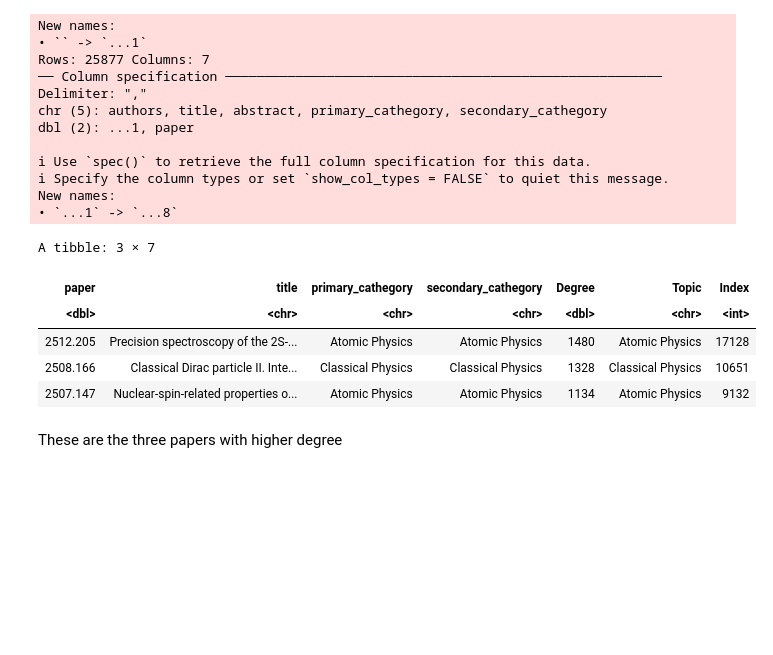
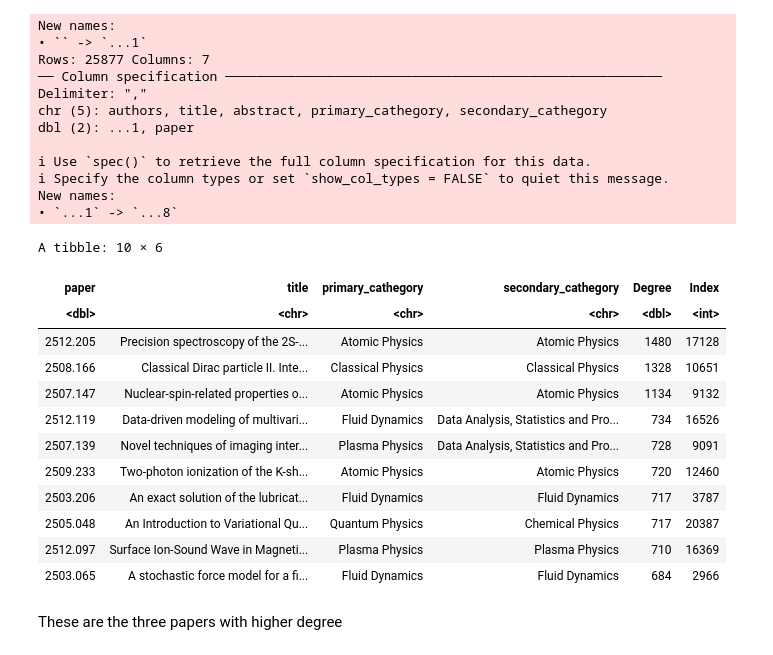
Before and after one commit to riccardo03-maker/Abstract_network, a Jupyter notebook: plots.ipynb, the cells around one changed output. Cells and saved outputs as stored; diff of their text form; code cells hidden in the pictures; blank space fills up the shorter version.

Commit message:
Extended node removal to ten higher degree nodes

```diff
--- a/plots.ipynb
+++ b/plots.ipynb
@@ -139,17 +129,24 @@ New names:
 • `...1` -> `...8`
 # %%
 all_data %>%
-    select(c("paper", "title", "primary_cathegory", "secondary_cathegory", "Degree", "Topic")) %>%
+    select(c("paper", "title", "primary_cathegory", "secondary_cathegory", "Degree")) %>%
     mutate("Index" = c(0:(nrow(all_data) - 1))) %>%
     arrange(desc(Degree)) %>%
-    top_n(3, Degree)
+    top_n(10, Degree)
 # %% [output]
-A tibble: 3 × 7
+A tibble: 10 × 6
-| paper | title | primary_cathegory | secondary_cathegory | Degree | Topic | Index |
-| <dbl> | <chr> | <chr> | <chr> | <dbl> | <chr> | <int> |
-| 2512.205 | Precision spectroscopy of the 2S-... | Atomic Physics | Atomic Physics | 1480 | Atomic Physics | 17128 |
-| 2508.166 | Classical Dirac particle II. Inte... | Classical Physics | Classical Physics | 1328 | Classical Physics | 10651 |
-| 2507.147 | Nuclear-spin-related properties o... | Atomic Physics | Atomic Physics | 1134 | Atomic Physics | 9132 |
+| paper | title | primary_cathegory | secondary_cathegory | Degree | Index |
+| <dbl> | <chr> | <chr> | <chr> | <dbl> | <int> |
+| 2512.205 | Precision spectroscopy of the 2S-... | Atomic Physics | Atomic Physics | 1480 | 17128 |
+| 2508.166 | Classical Dirac particle II. Inte... | Classical Physics | Classical Physics | 1328 | 10651 |
+| 2507.147 | Nuclear-spin-related properties o... | Atomic Physics | Atomic Physics | 1134 | 9132 |
+| 2512.119 | Data-driven modeling of multivari... | Fluid Dynamics | Data Analysis, Statistics and Pro... | 734 | 16526 |
+| 2507.139 | Novel techniques of imaging inter... | Plasma Physics | Data Analysis, Statistics and Pro... | 728 | 9091 |
+| 2509.233 | Two-photon ionization of the K-sh... | Atomic Physics | Atomic Physics | 720 | 12460 |
+| 2503.206 | An exact solution of the lubricat... | Fluid Dynamics | Fluid Dynamics | 717 | 3787 |
+| 2505.048 | An Introduction to Variational Qu... | Quantum Physics | Chemical Physics | 717 | 20387 |
+| 2512.097 | Surface Ion-Sound Wave in Magneti... | Plasma Physics | Plasma Physics | 710 | 16369 |
+| 2503.065 | A stochastic force model for a fi... | Fluid Dynamics | Fluid Dynamics | 684 | 2966 |
 # %% [markdown]
 These are the three papers with higher degree
 # %%
```
Also changed, not shown: parts of 7 cells of this notebook, 5 other files.
